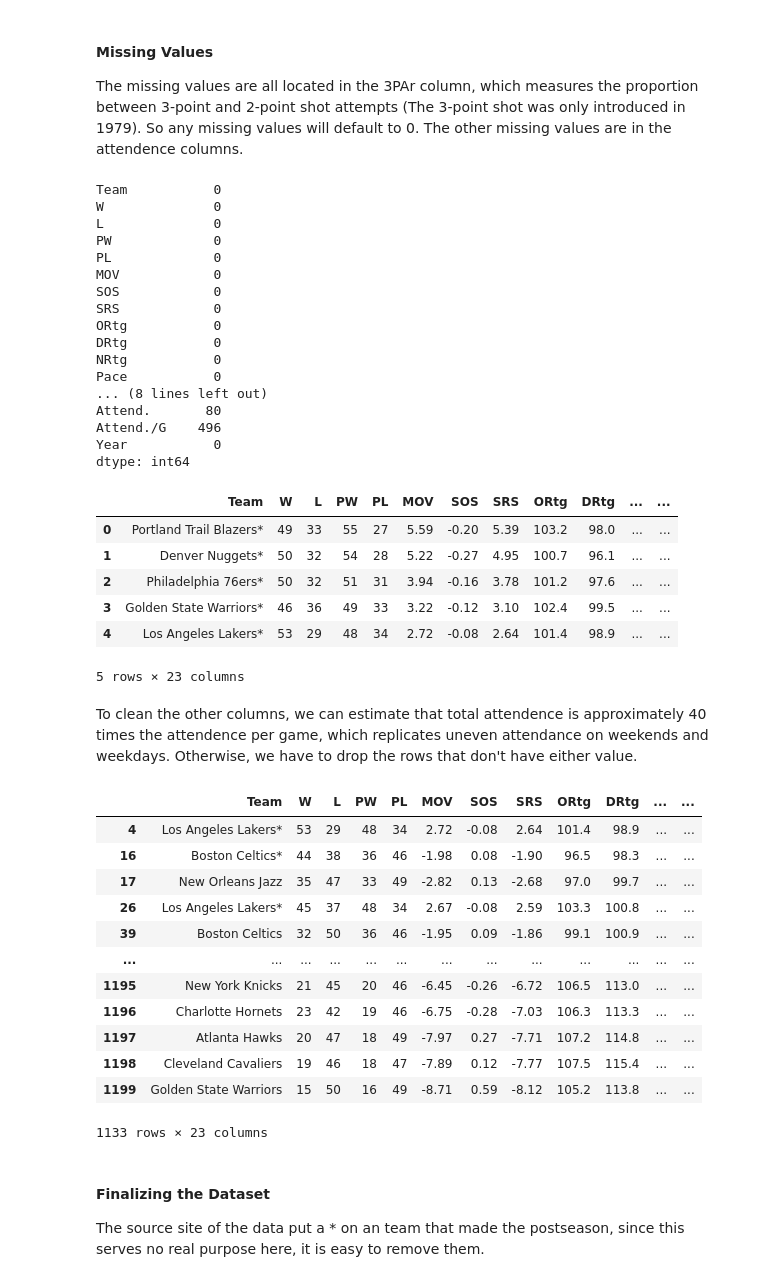
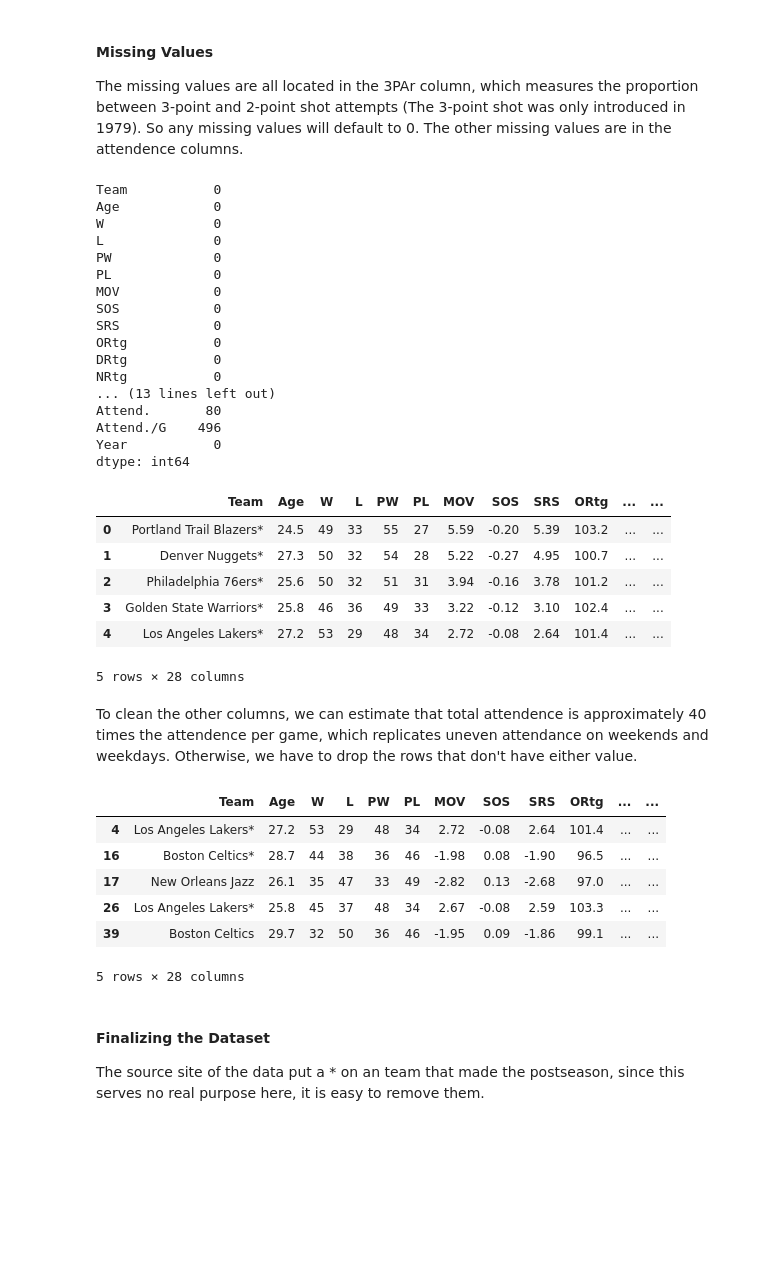
Before and after one commit to gargparthb/nba-data-analysis, a Jupyter notebook: notebooks/cleaning.ipynb, the cells around one changed output. Cells and saved outputs as stored; diff of their text form; code cells hidden in the pictures; blank space fills up the shorter version.

Commit message:
data cleaning bug

```diff
--- a/notebooks/cleaning.ipynb
+++ b/notebooks/cleaning.ipynb
@@ -20,8 +20,8 @@ raw_data.head()
 ### Data Cleaning
 Including only the columns with actual data gets rid of the completely null columns.
 # %%
-filtered = raw_data[['Team', 'W', 'L', 'PW', 'PL', 'MOV', 'SOS', 'SRS', 'ORtg', 'DRtg', 'NRtg', 'Pace',
-'FTr', '3PAr', 'TS%', "eFG%", 'TOV%', 'ORB%', "FT/FGA", "Arena", "Attend.", "Attend./G", 'Year']]
+filtered = raw_data[['Team', 'Age', 'W', 'L', 'PW', 'PL', 'MOV', 'SOS', 'SRS', 'ORtg', 'DRtg', 'NRtg', 'Pace',
+'FTr', '3PAr', 'TS%', "eFG%", 'TOV%', 'ORB%', "FT/FGA", 'eFG%.1', 'TOV%.1', 'DRB%', 'FT/FGA.1',"Arena", "Attend.", "Attend./G", 'Year']]
 
 filtered.head()
 # %% [output]
@@ -34,0 +38,3 @@ filtered.head()
+# %%
+renamed = filtered.rename(mapper={"eFG%.1": "OeFG%", "TOV%.1": "OTOV%", "FT/FGA.1": "OFT/FGA"}, axis='columns')
+renamed.head()
@@ -36,9 +50,10 @@ filtered.head()
 #### Missing Values
 The missing values are all located in the 3PAr column, which measures the proportion between 3-point and 2-point shot attempts (The 3-point shot was only introduced in 1979). So any missing values will default to 0. The other missing values are in the attendence columns.
 # %%
-filtered.isnull().sum()
+renamed.isnull().sum()
 # %% [output]
 Team           0
+Age            0
 W              0
 L              0
 PW             0
@@ -49,53 +64,46 @@ SRS            0
 ORtg           0
 DRtg           0
 NRtg           0
-Pace           0
-... (8 lines left out)
+... (13 lines left out)
 Attend.       80
 Attend./G    496
 Year           0
 dtype: int64
 # %%
-filtered['3PAr'].fillna(0, inplace = True)
-filtered.head()
+renamed['3PAr'].fillna(0, inplace = True)
+renamed.head()
 # %% [output]
-|  | Team | W | L | PW | PL | MOV | SOS | SRS | ORtg | DRtg | ... | ... |
-| 0 | Portland Trail Blazers* | 49 | 33 | 55 | 27 | 5.59 | -0.20 | 5.39 | 103.2 | 98.0 | ... | ... |
-| 1 | Denver Nuggets* | 50 | 32 | 54 | 28 | 5.22 | -0.27 | 4.95 | 100.7 | 96.1 | ... | ... |
-| 2 | Philadelphia 76ers* | 50 | 32 | 51 | 31 | 3.94 | -0.16 | 3.78 | 101.2 | 97.6 | ... | ... |
-| 3 | Golden State Warriors* | 46 | 36 | 49 | 33 | 3.22 | -0.12 | 3.10 | 102.4 | 99.5 | ... | ... |
-| 4 | Los Angeles Lakers* | 53 | 29 | 48 | 34 | 2.72 | -0.08 | 2.64 | 101.4 | 98.9 | ... | ... |
+|  | Team | Age | W | L | PW | PL | MOV | SOS | SRS | ORtg | ... | ... |
+| 0 | Portland Trail Blazers* | 24.5 | 49 | 33 | 55 | 27 | 5.59 | -0.20 | 5.39 | 103.2 | ... | ... |
+| 1 | Denver Nuggets* | 27.3 | 50 | 32 | 54 | 28 | 5.22 | -0.27 | 4.95 | 100.7 | ... | ... |
+| 2 | Philadelphia 76ers* | 25.6 | 50 | 32 | 51 | 31 | 3.94 | -0.16 | 3.78 | 101.2 | ... | ... |
+| 3 | Golden State Warriors* | 25.8 | 46 | 36 | 49 | 33 | 3.22 | -0.12 | 3.10 | 102.4 | ... | ... |
+| 4 | Los Angeles Lakers* | 27.2 | 53 | 29 | 48 | 34 | 2.72 | -0.08 | 2.64 | 101.4 | ... | ... |
-5 rows × 23 columns
+5 rows × 28 columns
 # %% [markdown]
 To clean the other columns, we can estimate that total attendence is approximately 40 times the attendence per game, which replicates uneven attendance on weekends and weekdays. Otherwise, we have to drop the rows that don't have either value.
 # %%
-dropped = filtered.dropna(subset=['Attend.', 'Attend./G'], how='all')
+dropped = renamed.dropna(subset=['Attend.', 'Attend./G'], how='all')
 
 dropped['Attend.'] = dropped.apply(
   lambda row: 40 * row['Attend./G'] if pd.isnull(row['Attend.']) else row['Attend.'],
   axis = 1
 )
 
 dropped['Attend./G'] = dropped.apply(
   lambda row: row['Attend.'] / 40 if pd.isnull(row['Attend./G']) else row['Attend./G'],
   axis = 1
 )
 
 dropped.head()
 # %% [output]
-|  | Team | W | L | PW | PL | MOV | SOS | SRS | ORtg | DRtg | ... | ... |
-| 4 | Los Angeles Lakers* | 53 | 29 | 48 | 34 | 2.72 | -0.08 | 2.64 | 101.4 | 98.9 | ... | ... |
-| 16 | Boston Celtics* | 44 | 38 | 36 | 46 | -1.98 | 0.08 | -1.90 | 96.5 | 98.3 | ... | ... |
-| 17 | New Orleans Jazz | 35 | 47 | 33 | 49 | -2.82 | 0.13 | -2.68 | 97.0 | 99.7 | ... | ... |
-| 26 | Los Angeles Lakers* | 45 | 37 | 48 | 34 | 2.67 | -0.08 | 2.59 | 103.3 | 100.8 | ... | ... |
-| 39 | Boston Celtics | 32 | 50 | 36 | 46 | -1.95 | 0.09 | -1.86 | 99.1 | 100.9 | ... | ... |
-| ... | ... | ... | ... | ... | ... | ... | ... | ... | ... | ... | ... | ... |
-| 1195 | New York Knicks | 21 | 45 | 20 | 46 | -6.45 | -0.26 | -6.72 | 106.5 | 113.0 | ... | ... |
-| 1196 | Charlotte Hornets | 23 | 42 | 19 | 46 | -6.75 | -0.28 | -7.03 | 106.3 | 113.3 | ... | ... |
-| 1197 | Atlanta Hawks | 20 | 47 | 18 | 49 | -7.97 | 0.27 | -7.71 | 107.2 | 114.8 | ... | ... |
-| 1198 | Cleveland Cavaliers | 19 | 46 | 18 | 47 | -7.89 | 0.12 | -7.77 | 107.5 | 115.4 | ... | ... |
-| 1199 | Golden State Warriors | 15 | 50 | 16 | 49 | -8.71 | 0.59 | -8.12 | 105.2 | 113.8 | ... | ... |
+|  | Team | Age | W | L | PW | PL | MOV | SOS | SRS | ORtg | ... | ... |
+| 4 | Los Angeles Lakers* | 27.2 | 53 | 29 | 48 | 34 | 2.72 | -0.08 | 2.64 | 101.4 | ... | ... |
+| 16 | Boston Celtics* | 28.7 | 44 | 38 | 36 | 46 | -1.98 | 0.08 | -1.90 | 96.5 | ... | ... |
+| 17 | New Orleans Jazz | 26.1 | 35 | 47 | 33 | 49 | -2.82 | 0.13 | -2.68 | 97.0 | ... | ... |
+| 26 | Los Angeles Lakers* | 25.8 | 45 | 37 | 48 | 34 | 2.67 | -0.08 | 2.59 | 103.3 | ... | ... |
+| 39 | Boston Celtics | 29.7 | 32 | 50 | 36 | 46 | -1.95 | 0.09 | -1.86 | 99.1 | ... | ... |
-1133 rows × 23 columns
+5 rows × 28 columns
 # %% [markdown]
 #### Finalizing the Dataset
 The source site of the data put a * on an team that made the postseason, since this serves no real purpose here, it is easy to remove them.
```
Also changed, not shown: parts of 5 cells of this notebook, 2 other files.
